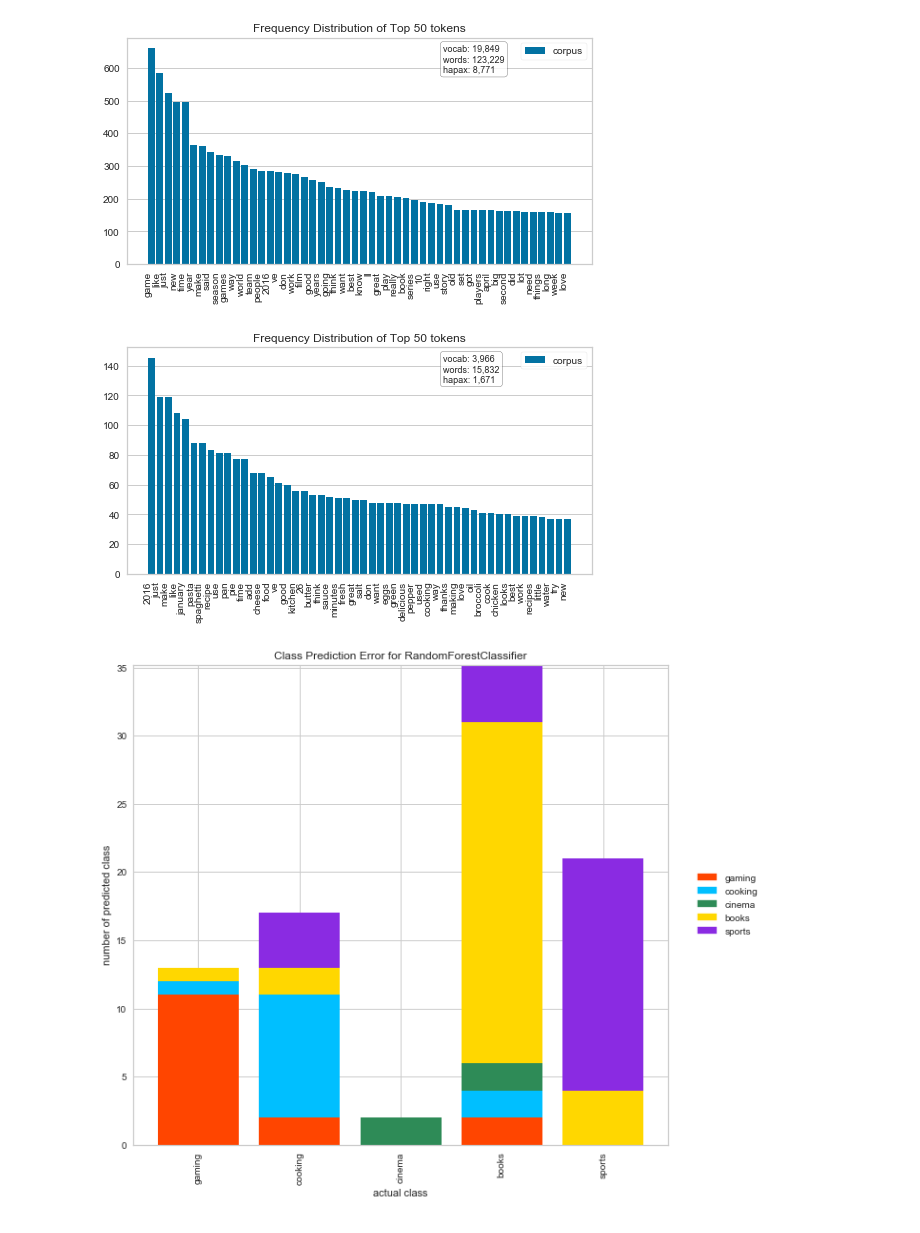
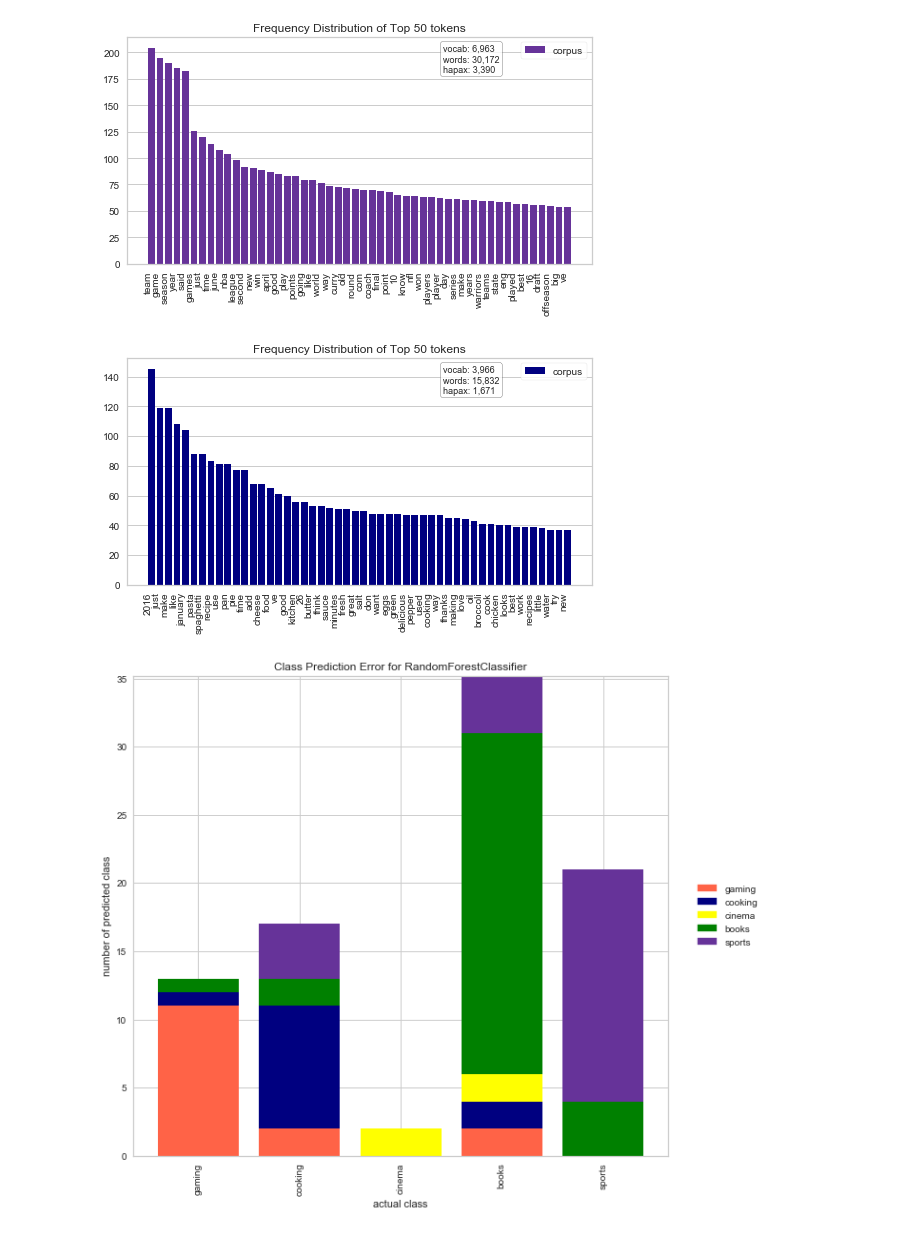
Before and after one commit to rebeccabilbro/rebeccabilbro.github.io, a Jupyter notebook: _drafts/scipy-2019/multimodel.ipynb, the cells around one changed output. Cells and saved outputs as stored; diff of their text form; code cells hidden in the pictures.

```diff
--- a/_drafts/scipy-2019/multimodel.ipynb
+++ b/_drafts/scipy-2019/multimodel.ipynb
@@ -15,38 +15,39 @@ corpus = load_hobbies()
 y = LabelEncoder().fit_transform(corpus.target)
 
 vectorizer = CountVectorizer(stop_words='english')
-docs       = vectorizer.fit_transform(corpus.data)
-# docs       = vectorizer.fit_transform([doc for idx,doc in enumerate(corpus.data) if corpus.target[idx]=="sports"])
-features   = vectorizer.get_feature_names()
+# docs       = vectorizer.fit_transform(corpus.data)
+# features   = vectorizer.get_feature_names()
 # %%
-visualizer = FreqDistVisualizer(features=features, orient='v', size=(600, 300), colors=["yellow"])
+docs       = vectorizer.fit_transform([doc for idx,doc in enumerate(corpus.data) if corpus.target[idx]=="sports"])
+features   = vectorizer.get_feature_names()
+visualizer = FreqDistVisualizer(features=features, orient='v', size=(600, 300), color=["rebeccapurple"])
 visualizer.fit(docs)
 visualizer.poof()
 # %% [output]
-[figure, old version]
+[figure, new version]
 # %%
 docs = vectorizer.fit_transform([doc for idx,doc in enumerate(corpus.data) if corpus.target[idx]=="cooking"])
 features = vectorizer.get_feature_names()
-visualizer = FreqDistVisualizer(features=features, orient='v', size=(600, 300), color=['deepskyblue'])
+visualizer = FreqDistVisualizer(features=features, orient='v', size=(600, 300), color=['navy'])
 visualizer.fit(docs)
 visualizer.poof()
 # %% [output]
-[figure, old version]
+[figure, new version]
 # %%
 docs = vectorizer.fit_transform(corpus.data)
 
 visualizer = ClassPredictionError(
     RandomForestClassifier(random_state=42, n_estimators=10),
     classes=corpus.labels,
     size=(800, 600),
-    colors=["orangered","deepskyblue","seagreen","gold","blueviolet"]
+    colors=["tomato","navy","yellow","green","rebeccapurple"]
 )
 
 X_train, X_test, y_train, y_test = tts(
     docs, y, test_size=0.20, random_state=42)
 
 visualizer.fit(X_train, y_train)
 visualizer.score(X_test, y_test)
 visualizer.poof()
 # %% [output]
-[figure, old version]
+[figure, new version]
```
Also changed, not shown: parts of 1 cell of this notebook, 7 other files.
